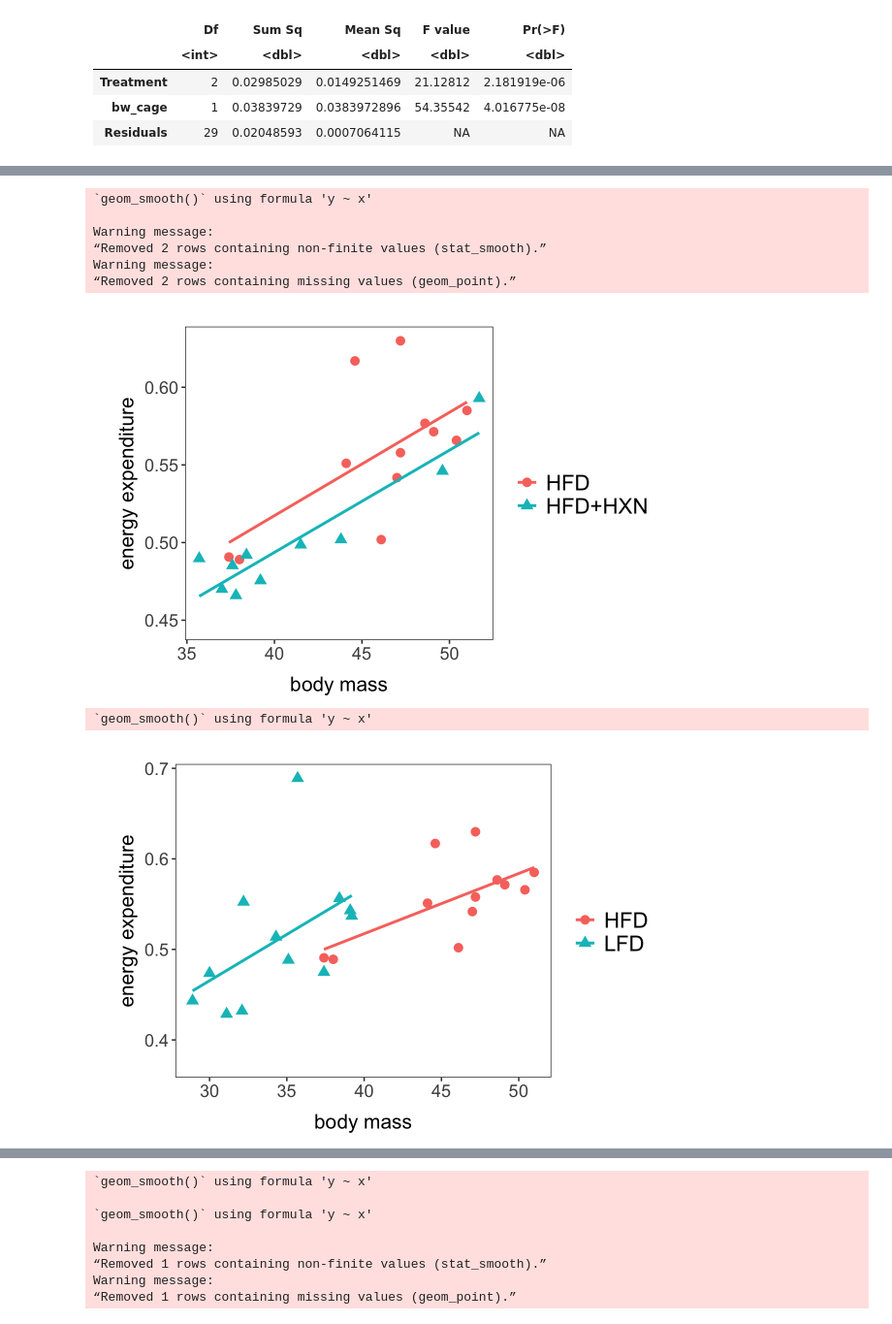
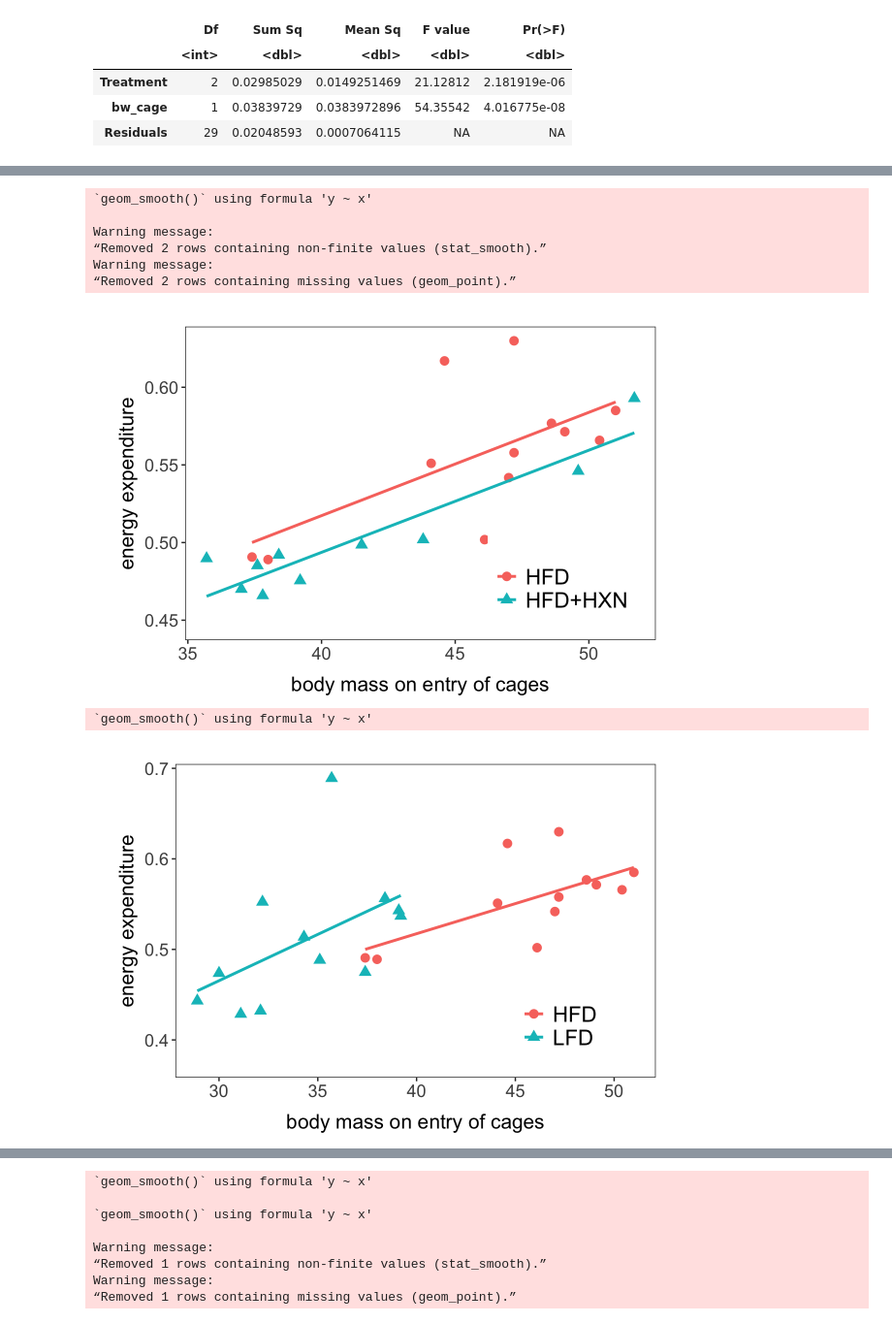
Before and after one commit to zhangyang2017/PPAR, a Jupyter notebook: manuscript/figures/figure02/figure2.ipynb, the cells around one changed output, grey strips where cells are left out. Shown at 97% size. Drawn from its saved outputs; the diff is of its cells as text; code cells hidden in the pictures.

Commit message:
new figure

```diff
--- a/manuscript/figures/figure02/figure2.ipynb
+++ b/manuscript/figures/figure02/figure2.ipynb
@@ -159,7 +159,7 @@ theme_legend1 = function(){
     plot.title = element_text(size = 15, face = "bold"),
 	legend.title = element_text(colour = "white"),
 	legend.text = element_text(size = 16),
-	legend.position = "right",
+	legend.position = c(0.8, 0.2),
 	plot.margin = unit(c(0.5,0.5,0,0.5), "cm"),
 	panel.grid = element_blank())
 }
@@ -195,26 +195,26 @@ filter(Treatment == "HFD" | Treatment == 'HFD+HXN')
 # %%
 options(repr.plot.width = 6, repr.plot.height = 4, repr.plot.res = 200)
 parC <- ggplot(dataH,aes(y = avgEE2, x = bw_cage, colour = Treatment, shape = Treatment)) +
-   geom_point(size=3) + geom_smooth(method = "lm", fill = NA) + ylab('energy expenditure') + xlab('body mass') + theme_legend1()
+   geom_point(size=3) + geom_smooth(method = "lm", fill = NA) + ylab('energy expenditure') + xlab('body mass on entry of cages') + theme_legend1()
 parC
 # %% [output]
 `geom_smooth()` using formula 'y ~ x'
 
 Warning message:
 “Removed 2 rows containing non-finite values (stat_smooth).”
 Warning message:
 “Removed 2 rows containing missing values (geom_point).”
-[figure, old version]
+[figure, new version]
 # %%
 dataJ <- data %>%
 filter(Treatment == "HFD" | Treatment == 'LFD')
 # %%
 options(repr.plot.width = 6, repr.plot.height = 4, repr.plot.res = 200)
 parA <- ggplot(dataJ,aes(y = avgEE2, x = bw_cage, colour = Treatment, shape = Treatment)) +
-   geom_point(size=3) + geom_smooth(method = "lm", fill = NA) + ylab('energy expenditure') + xlab('body mass') + theme_legend1()
+   geom_point(size=3) + geom_smooth(method = "lm", fill = NA) + ylab('energy expenditure') + xlab('body mass on entry of cages') + theme_legend1()
 parA
 # %% [output]
 `geom_smooth()` using formula 'y ~ x'
-[figure, old version]
+[figure, new version]
 # %%
 options(repr.plot.width = 12, repr.plot.height = 8, repr.plot.res = 200)
```
Also changed, not shown: parts of 6 cells of this notebook, 2 other files.
